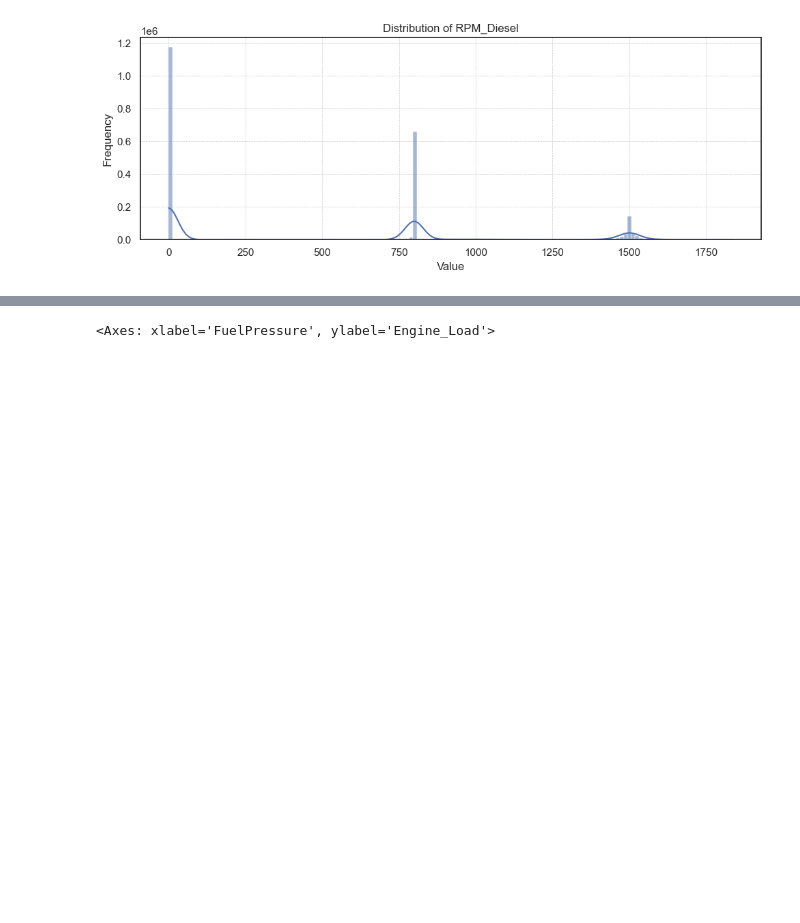
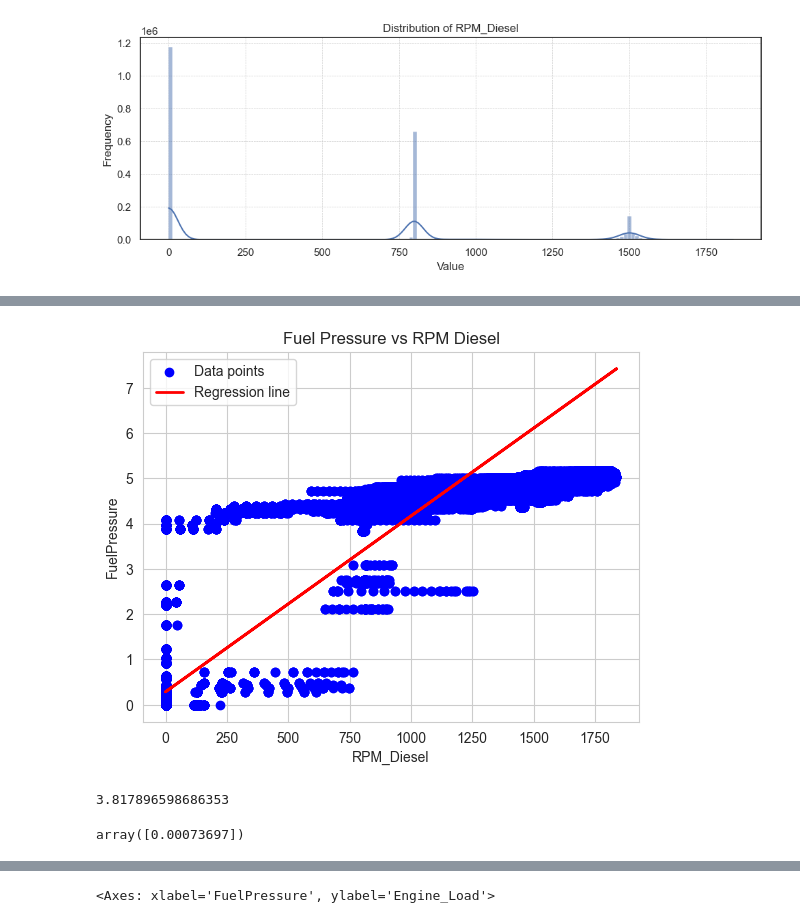
Before and after one commit to uzhankocaman/concept_implementation, a Jupyter notebook: analysis/data_diesel_filter.ipynb, the cells around one changed output, grey strips where cells are left out. Drawn from its saved outputs; the diff is of its cells as text; code cells hidden in the pictures; blank space fills up the shorter version.

```diff
--- a/analysis/data_diesel_filter.ipynb
+++ b/analysis/data_diesel_filter.ipynb
@@ -258,0 +295,22 @@ sns.scatterplot(x="FuelPressure", y="RPM_Diesel", data=df, color="blue")
+# %%
+import pandas as pd
+from sklearn.linear_model import LinearRegression
+import matplotlib.pyplot as plt
+
+data = df[['RPM_Diesel', 'FuelPressure']].dropna()
+X = data[['RPM_Diesel']]
+y = data['FuelPressure']
+
+model = LinearRegression()
+
+model.fit(X, y)
+
+plt.scatter(X, y, color='blue', label='Data points')
+plt.plot(X, model.predict(X), color='red', linewidth=2, label='Regression line')
+plt.xlabel('RPM_Diesel')
+plt.ylabel('FuelPressure')
+plt.title('Fuel Pressure vs RPM Diesel')
+plt.legend()
+plt.show()
+# %% [output]
+[figure, added]
@@ -258,0 +320,4 @@ sns.scatterplot(x="FuelPressure", y="RPM_Diesel", data=df, color="blue")
+# %%
+model.intercept_
+# %% [output]
+3.817896598686353
@@ -258,0 +326,5 @@ sns.scatterplot(x="FuelPressure", y="RPM_Diesel", data=df, color="blue")
+# %%
+model.intercept_
+model.coef_
+# %% [output]
+array([0.00073697])
```
Also changed, not shown: parts of 16 cells of this notebook, 12 other files.
